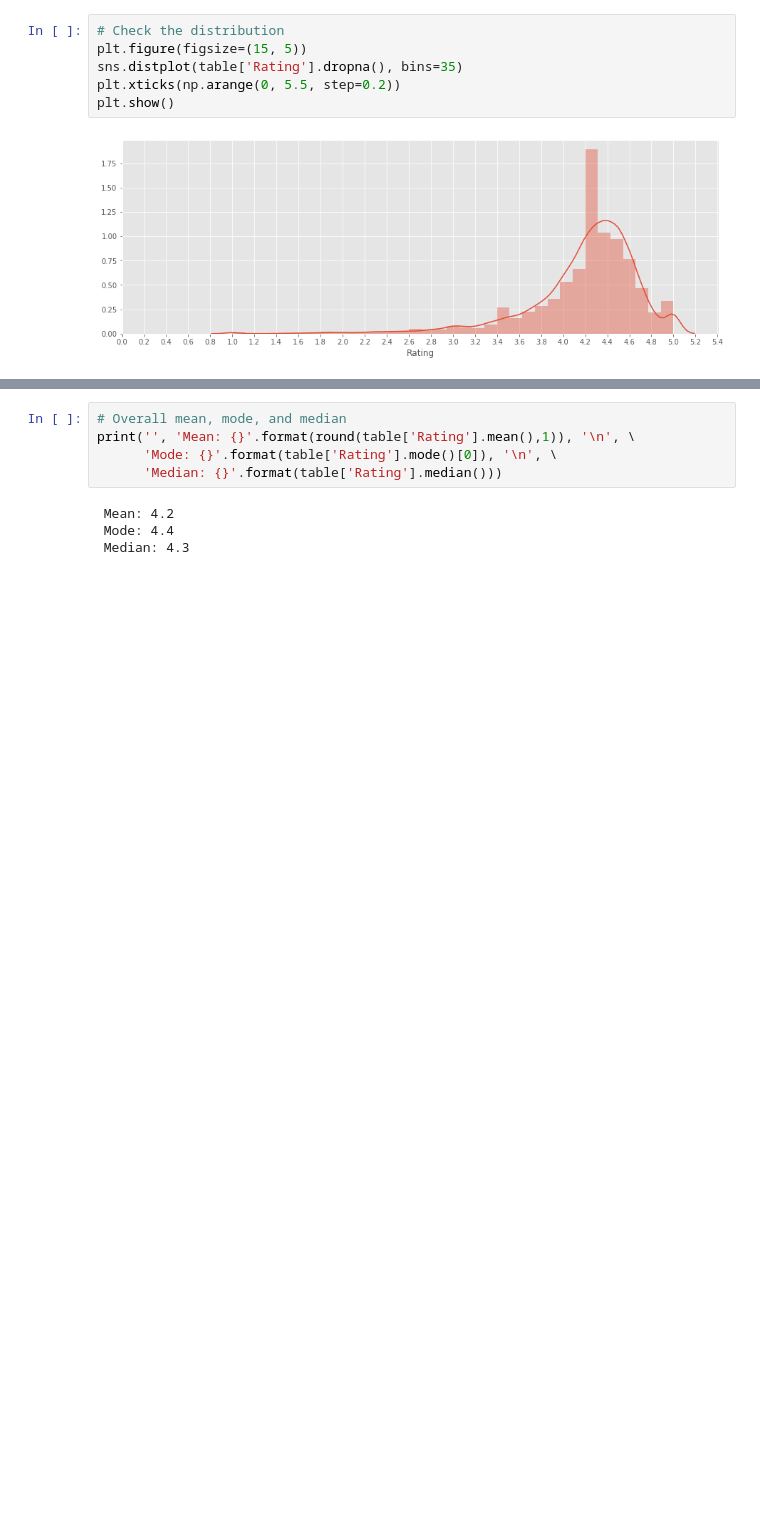
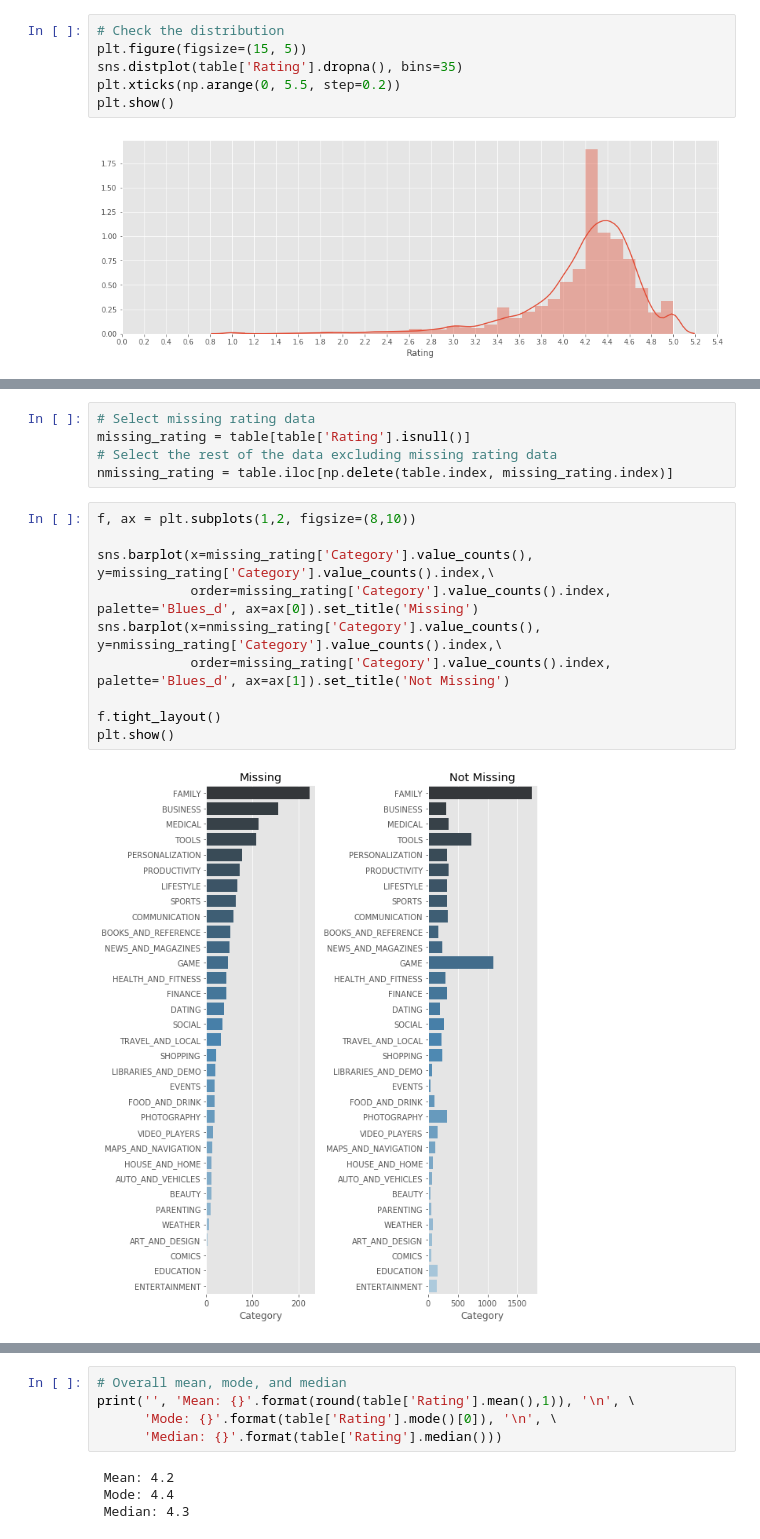
Before and after one commit to Data-Intelligence-Bootcamp/hyunilyoo_app-analysis, a Jupyter notebook: app-analysis.ipynb, the cells around one changed output, grey strips where cells are left out. Cells and saved outputs as stored; diff of their text form; blank space fills up the shorter version.

```diff
--- a/app-analysis.ipynb
+++ b/app-analysis.ipynb
@@ -163,0 +166,17 @@ plt.show()
+# %%
+# Select missing rating data
+missing_rating = table[table['Rating'].isnull()]
+# Select the rest of the data excluding missing rating data
+nmissing_rating = table.iloc[np.delete(table.index, missing_rating.index)]
+# %%
+f, ax = plt.subplots(1,2, figsize=(8,10))
+
+sns.barplot(x=missing_rating['Category'].value_counts(), y=missing_rating['Category'].value_counts().index,\
+            order=missing_rating['Category'].value_counts().index, palette='Blues_d', ax=ax[0]).set_title('Missing')
+sns.barplot(x=nmissing_rating['Category'].value_counts(), y=nmissing_rating['Category'].value_counts().index,\
+            order=missing_rating['Category'].value_counts().index, palette='Blues_d', ax=ax[1]).set_title('Not Missing')
+
+f.tight_layout()
+plt.show()
+# %% [output]
+[figure, added]
```
Also changed, not shown: parts of 14 cells of this notebook, 3 other files.
